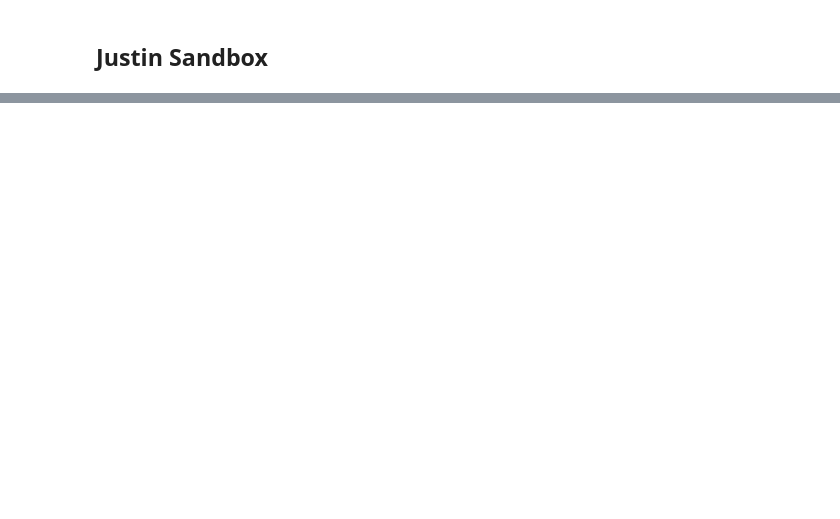
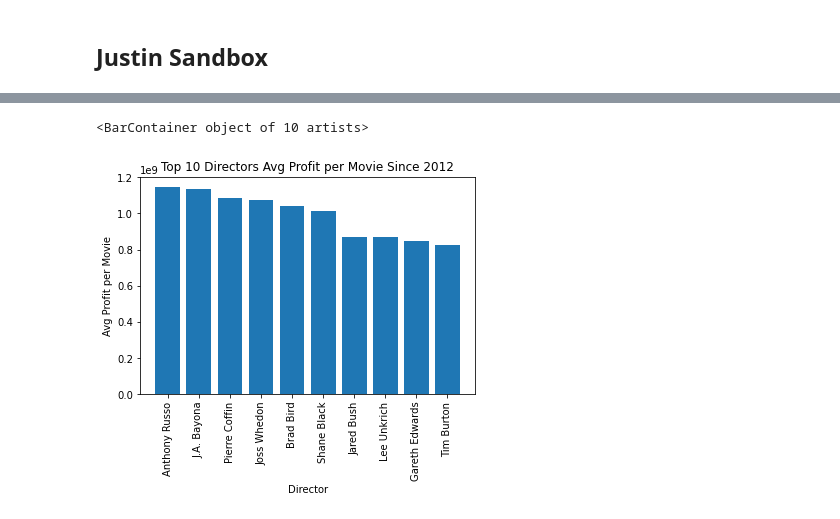
Before and after one commit to JTDJames/msft-video-mjj, a Jupyter notebook: notebooks/justin-sandbox.ipynb, the cells around one changed output, grey strips where cells are left out. Saved outputs shown, nothing was run; the diff lists cells and outputs as text; code cells hidden in the pictures; blank space fills up the shorter version.

Commit message:
Updated merge and director data in justin.

```diff
--- a/notebooks/justin-sandbox.ipynb
+++ b/notebooks/justin-sandbox.ipynb
@@ -447,0 +359,2 @@ fig.savefig('../images/dirs_top_top_50.png')
+# %%
+df_tn_dna['worldwide_profit'] = df_tn_dna['worldwide_gross'] - df_tn_dna['production_budget']
@@ -447,0 +365,2 @@ fig.savefig('../images/dirs_top_top_50.png')
+# %%
+df_tn_imdb = df_tn_dna.merge(df_imdb,how='inner',left_on='mov_yr_key', right_on='mov_yr_key',suffixes=('_tn', '_imdb'))
@@ -447,0 +383,5 @@ fig.savefig('../images/dirs_top_top_50.png')
+# %%
+df_tn_imdb_filt = df_tn_imdb[(df_tn_imdb['numvotes'] >= 100000) & (df_imdb['start_year'] >= 2012)]
+# %%
+top10_dirs_profit = df_tn_imdb_filt.groupby('primary_name').mean().sort_values('worldwide_profit', ascending=False)[0:10]
+top10_dirs_profit
@@ -447,0 +401,16 @@ fig.savefig('../images/dirs_top_top_50.png')
+# %%
+fig, ax = plt.subplots()
+
+x = top10_dirs_profit.index
+y = top10_dirs_profit['worldwide_profit']
+
+ax.set_xlabel("Director")
+ax.set_ylabel("Avg Profit per Movie")
+ax.set_title("Top 10 Directors Avg Profit per Movie Since 2012")
+
+plt.xticks(rotation=90)
+
+ax.bar(x,y)
+# %% [output]
+<BarContainer object of 10 artists>
+[figure, added]
```
Also changed, not shown: parts of 54 cells of this notebook, 5 other files.
